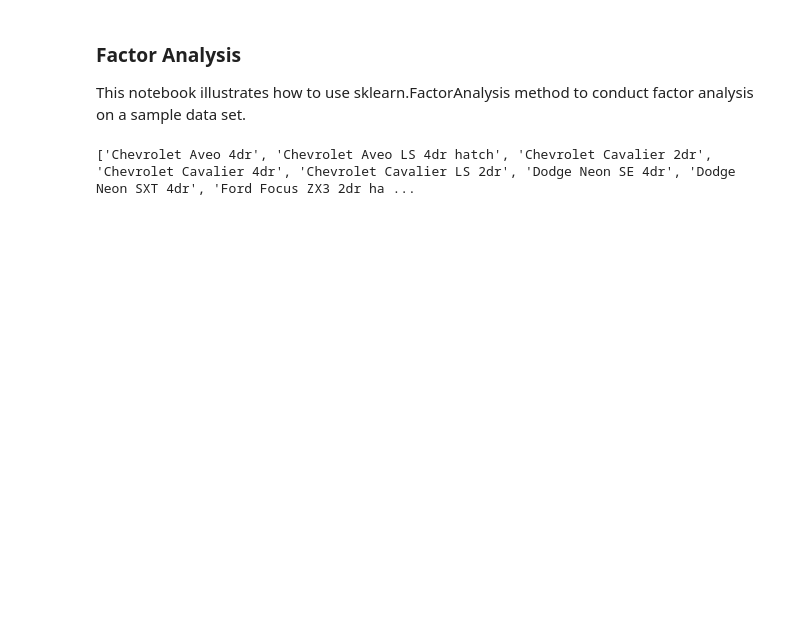
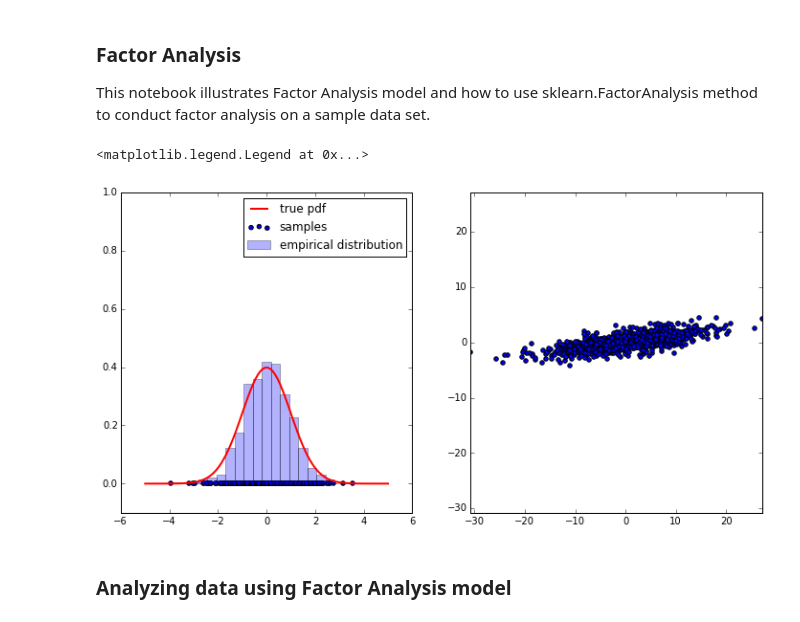
Before and after one commit to ubdsgroup/mlcourse-ub-notebooks, a Jupyter notebook: notebooks/FactorAnalysis.ipynb, the cells around one changed output. Saved outputs shown, nothing was run; the diff lists cells and outputs as text; code cells hidden in the pictures; blank space fills up the shorter version.

```diff
--- a/notebooks/FactorAnalysis.ipynb
+++ b/notebooks/FactorAnalysis.ipynb
@@ -1,6 +1,6 @@
 # %% [markdown]
 ### Factor Analysis
-This notebook illustrates how to use sklearn.FactorAnalysis method to conduct factor analysis on a sample data set.
+This notebook illustrates Factor Analysis model and how to use sklearn.FactorAnalysis method to conduct factor analysis on a sample data set.
 # %%
 import numpy as np
 import csv
@@ -11,4 +14,50 @@ import mpld3
 %matplotlib inline
+# %%
+# set the factor analysis model parameters
+mu0 = 0
+sigma0 = 1
+W = np.array([8,1])
+W = W[:,np.newaxis]
+mu = np.array([0,0])
+mu = mu[:,np.newaxis]
+Psi = np.array([[1,0],[0,1]])
+
+n = 1000
+# sample z's from the distribution
+Z = norm(mu0, sigma0).rvs(n)
+Z = Z[:,np.newaxis]
+# generate x from z
+X = []
+for z in Z:
+    mu1 = z*W + mu
+    x = np.random.multivariate_normal(mu1.flatten(),Psi,1).flatten()
+    X.append(x)
+X = np.array(X)
+
+# plot them side by side
+fig, axs = plt.subplots(1, 2)
+fig.set_size_inches([12,6])
+
+P = np.zeros([4,n])
+P[0] = Z.flatten()
+P[2] = X[:,0]
+P[3] = X[:,1]
+x = np.linspace(-5,5,100)
+axs[0].plot(x, 1/(sigma0 * np.sqrt(2 * np.pi)) * np.exp( - (x - mu0)**2 / (2 * sigma0**2) ), linewidth=2, color='r')
+if n > 10:
+    axs[0].hist(Z,alpha=0.3,bins=20,color='b',normed=True)
+axs[0].scatter(P[0],P[1])
+axs[1].scatter(P[2],P[3])
+axs[0].set_ylim([-0.1,1])
+if n > 1:
+    axs[1].set_xlim([np.min(X),np.max(X)])
+    axs[1].set_ylim([np.min(X),np.max(X)])
+axs[0].legend(['true pdf','samples','empirical distribution'])
+# %% [output]
+<matplotlib.legend.Legend at 0x...>
+[figure, added]
+# %% [markdown]
+### Analyzing data using Factor Analysis model
 # %%
 # Load data
 X = np.zeros((387,11))
@@ -30,10 +80,6 @@ zX = ms.zscore(X)
 f = fa.fit(zX)
 W = ms.zscore(np.transpose(f.components_))
 Psi = f.noise_variance_
-# %%
-print names
-# %% [output]
-['Chevrolet Aveo 4dr', 'Chevrolet Aveo LS 4dr hatch', 'Chevrolet Cavalier 2dr', 'Chevrolet Cavalier 4dr', 'Chevrolet Cavalier LS 2dr', 'Dodge Neon SE 4dr', 'Dodge Neon SXT 4dr', 'Ford Focus ZX3 2dr ha ...
 # %%
 # We first visualize and interpret the W matrix
 fig = plt.figure(figsize=[10,8])
```
Also changed, not shown: parts of 4 cells of this notebook.
